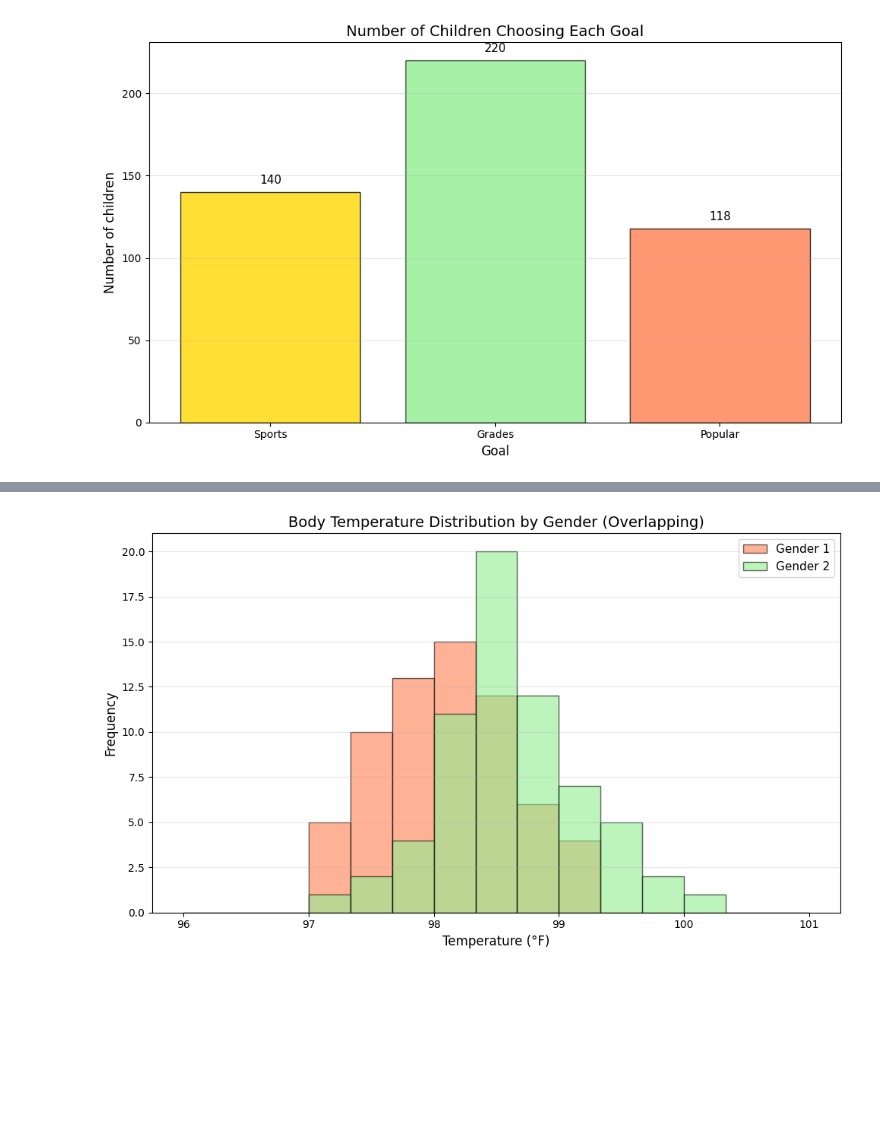
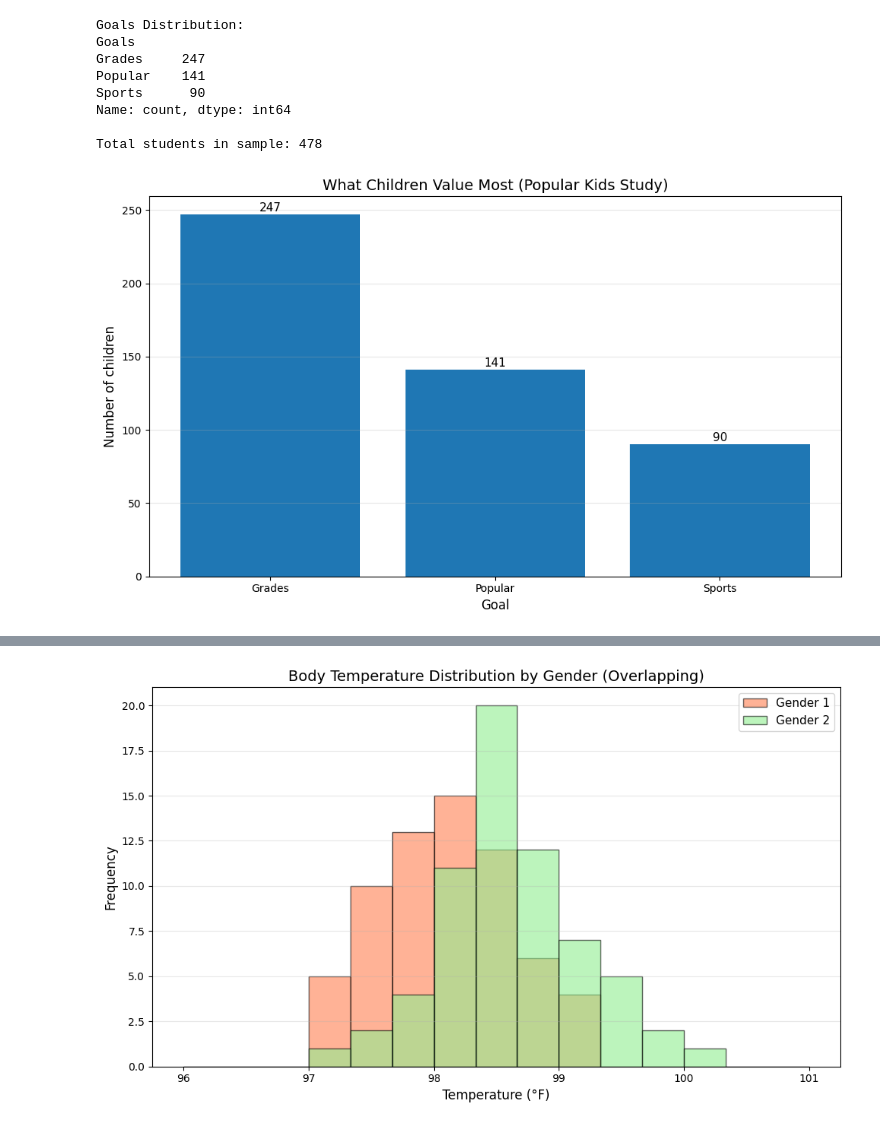
Before and after one commit to chebil/stat, a Jupyter notebook: part1/ch01_plotting.ipynb, the cells around one changed output, grey strips where cells are left out. Drawn from its saved outputs; the diff is of its cells as text; code cells hidden in the pictures; blank space fills up the shorter version.

```diff
--- a/part1/ch01_plotting.ipynb
+++ b/part1/ch01_plotting.ipynb
@@ -36,16 +38,16 @@ The Chase and Danner study recorded gender for 478 students:
 The bar chart immediately shows roughly equal gender distribution:
 # %%
 import matplotlib.pyplot as plt
-import numpy as np
 
-# Data
-genders = ['Boy', 'Girl']
-counts = [240, 238]
+# Load the complete dataset from CSV
+df = pd.read_csv('popular_kids_complete.csv')
+# Count number
+genders = df['Gender'].value_counts().index.tolist()
+counts = df['Gender'].value_counts().tolist()
 
 # Create bar chart
 plt.figure(figsize=(10, 6))
-plt.bar(genders, counts, color=['steelblue', 'pink'],
-        alpha=0.8, edgecolor='black', width=0.6)
+plt.bar(genders, counts)
 plt.ylabel('Number of children', fontsize=12)
 plt.xlabel('Gender', fontsize=12)
 plt.title('Number of Children of Each Gender', fontsize=14)
@@ -62,19 +68,34 @@ plt.show()
 # %%
-goals = ['Sports', 'Grades', 'Popular']
-goal_counts = [140, 220, 118]
+# For now, let's use the sample data and create visualizations
+goals_counts = df['Goals'].value_counts()
+print("Goals Distribution:")
+print(goals_counts)
+print(f"\nTotal students in sample: {len(df)}")
 
+# Create bar chart
 plt.figure(figsize=(10, 6))
-colors = ['gold', 'lightgreen', 'coral']
-plt.bar(goals, goal_counts, color=colors, alpha=0.8, edgecolor='black')
+bars = plt.bar(goals_counts.index, goals_counts.values)
 plt.ylabel('Number of children', fontsize=12)
 plt.xlabel('Goal', fontsize=12)
-plt.title('Number of Children Choosing Each Goal', fontsize=14)
+plt.title('What Children Value Most (Popular Kids Study)', fontsize=14)
 plt.grid(axis='y', alpha=0.3)
 
-for i, count in enumerate(goal_counts):
-    plt.text(i, count + 5, str(count), ha='center', fontsize=11)
+# Add value labels on bars
+for bar in bars:
+    height = bar.get_height()
+    plt.text(bar.get_x() + bar.get_width()/2., height + 0.5,
+             f'{int(height)}',
+             ha='center', va='bottom', fontsize=11)
 
 plt.tight_layout()
 plt.show()
 # %% [output]
+Goals Distribution:
+Goals
+Grades     247
+Popular    141
+Sports      90
+Name: count, dtype: int64
+
+Total students in sample: 478
-[figure, old version]
+[figure, new version]
```
Also changed, not shown: parts of 11 cells of this notebook, 2 other files.
